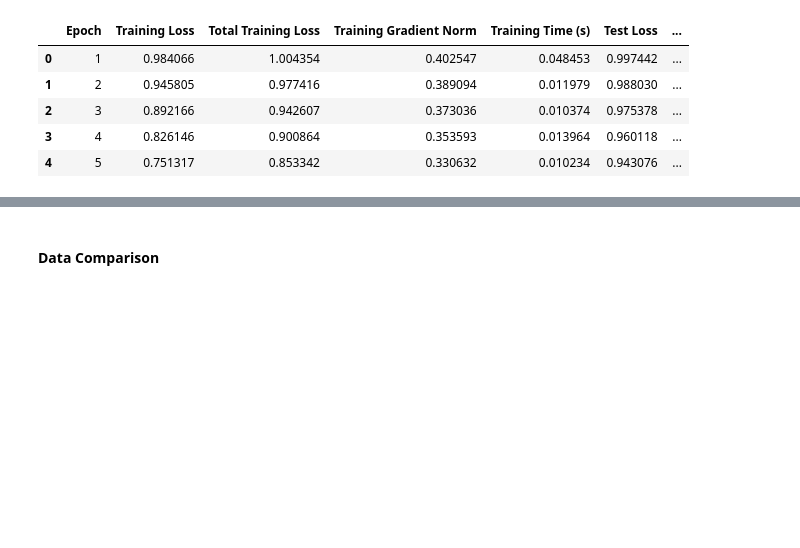
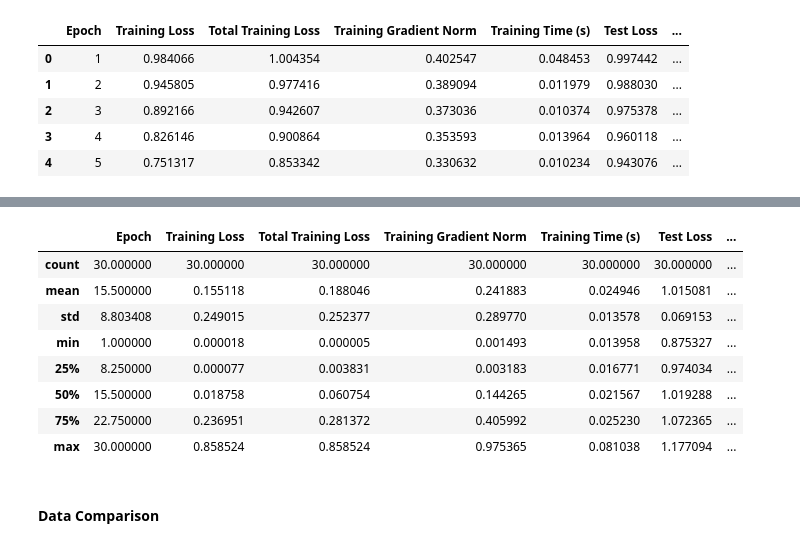
Before and after one commit to thomask902/2024-Numerical-Optimization-Research, a Jupyter notebook: svm/AR_analysis.ipynb, the cells around one changed output, grey strips where cells are left out. Saved outputs shown, nothing was run; the diff lists cells and outputs as text; code cells hidden in the pictures; blank space fills up the shorter version.

```diff
--- a/svm/AR_analysis.ipynb
+++ b/svm/AR_analysis.ipynb
@@ -242,0 +253,13 @@ ag_df.head()
+# %%
+ag_pf_30 = ag_pf_df.iloc[:30]
+ag_pf_30.describe()
+# %% [output]
+|  | Epoch | Training Loss | Total Training Loss | Training Gradient Norm | Training Time (s) | Test Loss | ... |
+| count | 30.000000 | 30.000000 | 30.000000 | 30.000000 | 30.000000 | 30.000000 | ... |
+| mean | 15.500000 | 0.155118 | 0.188046 | 0.241883 | 0.024946 | 1.015081 | ... |
+| std | 8.803408 | 0.249015 | 0.252377 | 0.289770 | 0.013578 | 0.069153 | ... |
+| min | 1.000000 | 0.000018 | 0.000005 | 0.001493 | 0.013958 | 0.875327 | ... |
+| 25% | 8.250000 | 0.000077 | 0.003831 | 0.003183 | 0.016771 | 0.974034 | ... |
+| 50% | 15.500000 | 0.018758 | 0.060754 | 0.144265 | 0.021567 | 1.019288 | ... |
+| 75% | 22.750000 | 0.236951 | 0.281372 | 0.405992 | 0.025230 | 1.072365 | ... |
+| max | 30.000000 | 0.858524 | 0.858524 | 0.975365 | 0.081038 | 1.177094 | ... |
```
Also changed, not shown: parts of 9 cells of this notebook, 1 other file.
